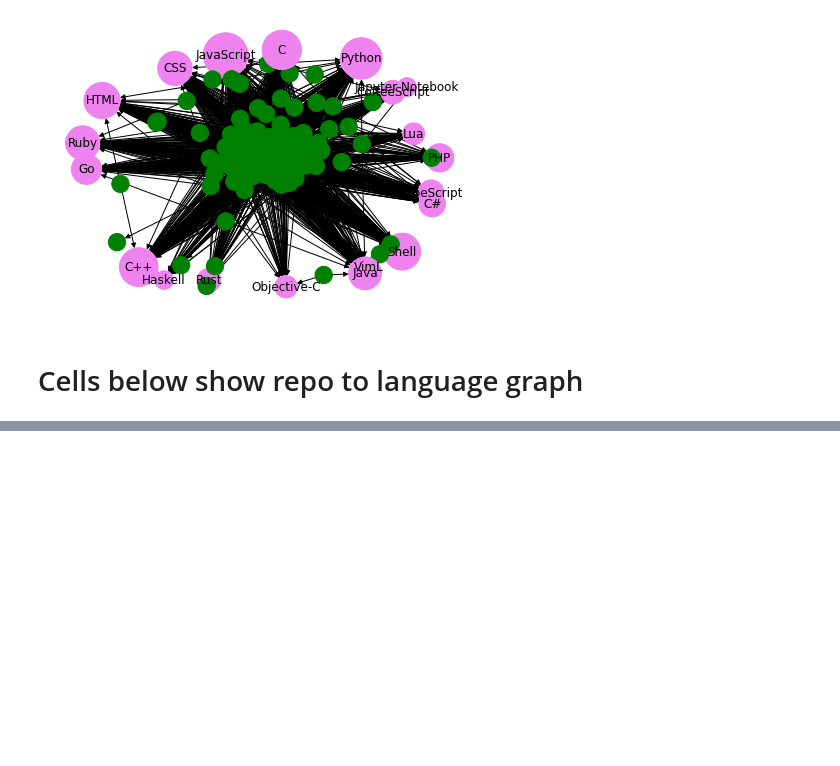
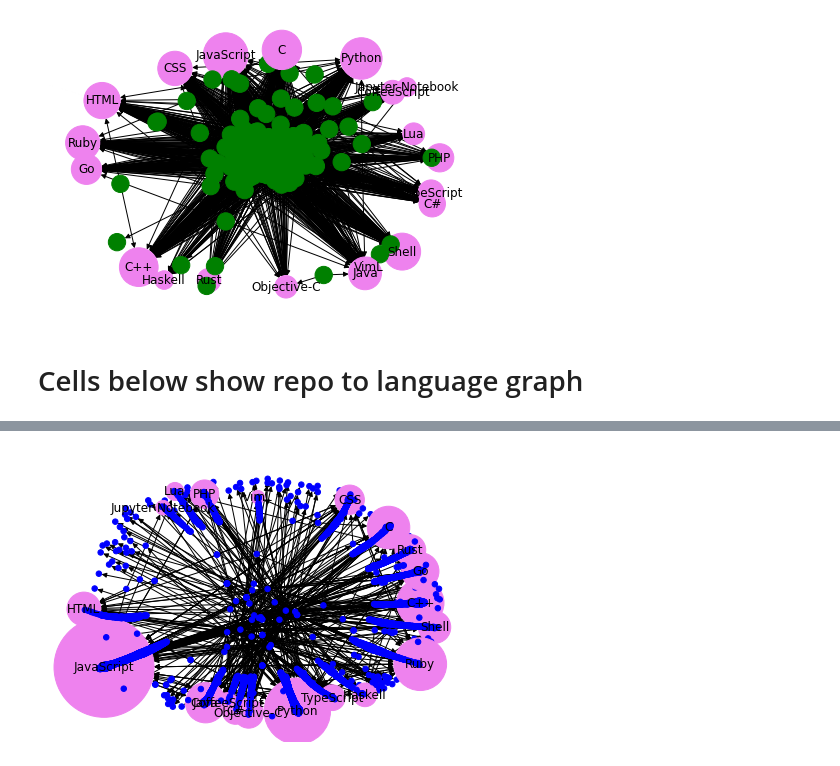
Before and after one commit to michaelcrawford35/github-distributed-mining, a Jupyter notebook: distributed-mining.ipynb, the cells around one changed output, grey strips where cells are left out. Drawn from its saved outputs; the diff is of its cells as text; code cells hidden in the pictures; blank space fills up the shorter version.

```diff
--- a/distributed-mining.ipynb
+++ b/distributed-mining.ipynb
@@ -172,0 +202,17 @@ plt.savefig("user_to_lang_graph")
+# %%
+repo_colors = graph_colors(final_repo_to_lang_graph)
+repo_labels = {n:n for n in repo_common_lang_nodes}
+# %%
+BASE=30
+
+repo_node_sizes=[]
+for node in final_repo_to_lang_graph.nodes():
+    if node in repo_labels:
+        repo_node_sizes.append(repo_to_lang[node]*10000/2693)
+    else:
+        repo_node_sizes.append(BASE)
+
+nx.draw(final_repo_to_lang_graph, node_color=repo_colors, labels=repo_labels, node_size=repo_node_sizes)
+plt.savefig("repo_to_lang_graph")
+# %% [output]
+[figure, added]
```
Also changed, not shown: parts of 10 cells of this notebook, 1 other file.
